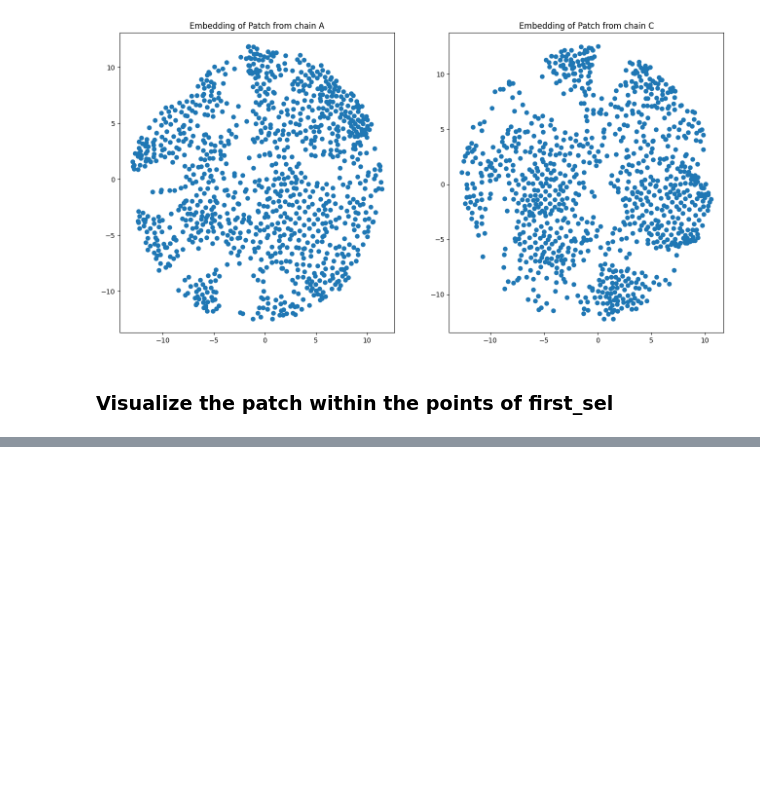
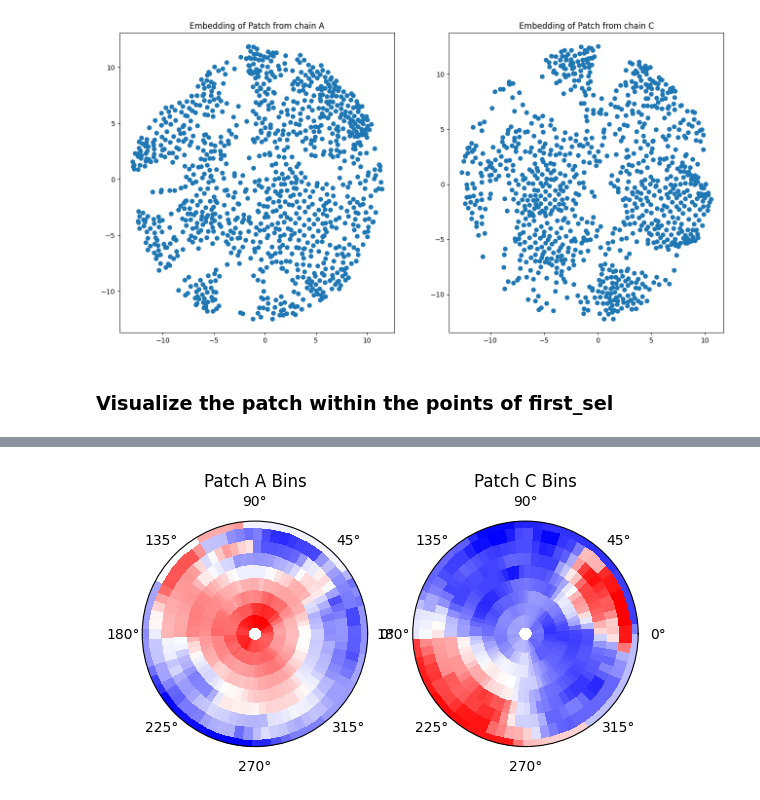
Before and after one commit to DavidGraber/protein_surface_modelling, a Jupyter notebook: main.ipynb, the cells around one changed output, grey strips where cells are left out. Drawn from its saved outputs; the diff is of its cells as text; code cells hidden in the pictures; blank space fills up the shorter version.

```diff
--- a/main.ipynb
+++ b/main.ipynb
@@ -203,0 +213,40 @@ Text(0.5, 1.0, 'Embedding of Patch from chain C')
+# %%
+# Set the number of radial and angular bins and how many of its nearest neighbors should be taken into
+# account for the calculation of each bins feature vector
+
+n_angular_bins = 72
+n_radial_bins = 10
+n_neigbors = 3
+# %%
+# Create a feature vector (length 16) for each of the bins and save them in a np.array of shape (angular bins x radial bins x features)
+
+tensor_A = create_ang_rad_bins(n_angular_bins, n_radial_bins, features_patch_A, polar_coords_A, n_neigbors)
+tensor_C = create_ang_rad_bins(n_angular_bins, n_radial_bins, features_patch_C, polar_coords_C, n_neigbors)
+# %%
+# Create meshgrid for plotting the two patches in bins
+max_rho_A = np.max(polar_coords_A[:,0]) # Determine the highest radial coordinate of any point in the patch
+angular_A, radial_A = np.mgrid[-np.pi:np.pi:complex(n_angular_bins), 0:max_rho_A:complex(n_radial_bins)]
+
+max_rho_C = np.max(polar_coords_C[:,0]) # Determine the highest radial coordinate of any point in the patch
+angular_C, radial_C = np.mgrid[-np.pi:np.pi:complex(n_angular_bins), 0:max_rho_C:complex(n_radial_bins)]
+
+# Plot
+fig, (ax1, ax2) = plt.subplots(ncols=2, subplot_kw=dict(projection='polar'))
+
+# Patch_A
+col_A = tensor_A[:,:, feature] # Select the values of the feature chosen to display
+ax1.pcolormesh(angular_A, radial_A, col_A, cmap = "bwr")
+ax1.set_title('Patch A Bins')
+ax1.set_ylim([0, max_rho_A])
+ax1.set_yticklabels([])
+
+# Patch_C
+col_C = tensor_C[:,:, feature] # Select the values of the feature chosen to display
+ax2.pcolormesh(angular_C, radial_C, col_C, cmap = "bwr")
+ax2.set_title('Patch C Bins')
+ax2.set_ylim([0, max_rho_C])
+ax2.set_yticklabels([])
+
+plt.show()
+# %% [output]
+[figure, added]
```
Also changed, not shown: parts of 17 cells of this notebook.
